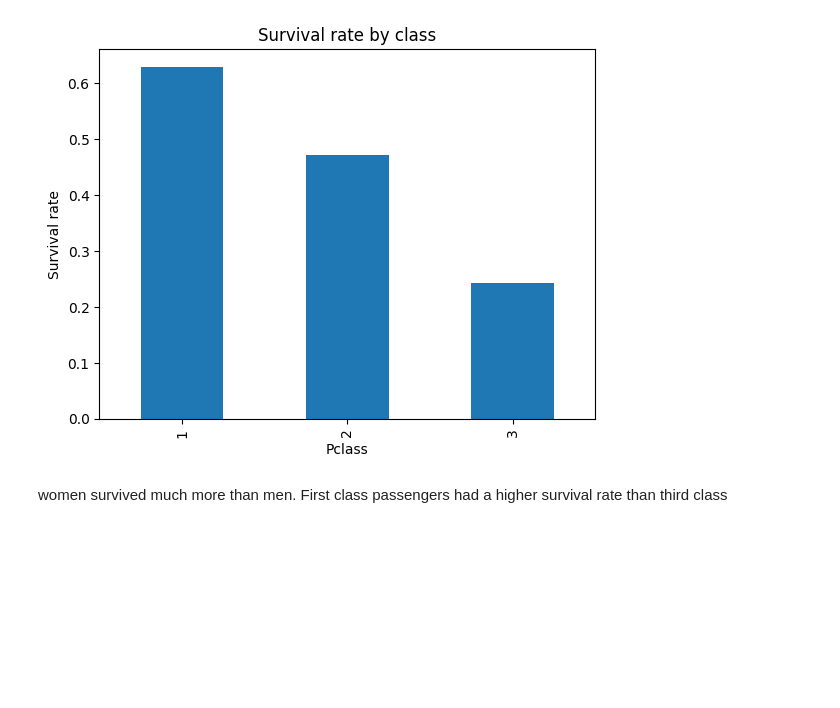
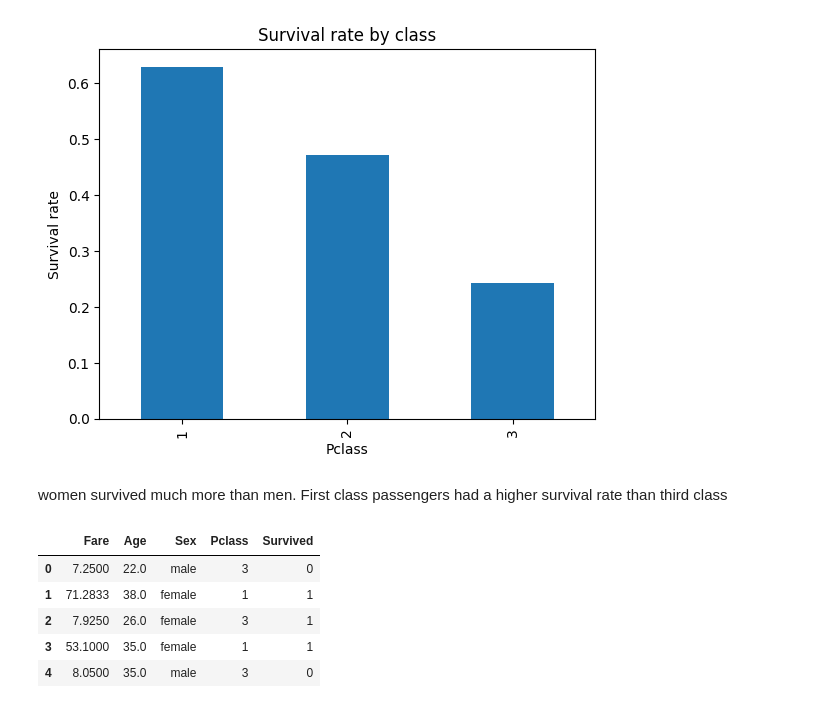
Before and after one commit to SHUSHULAT/titanic-analysis, a Jupyter notebook: ANALYSIS.ipynb, the cells around one changed output. Drawn from its saved outputs; the diff is of its cells as text; code cells hidden in the pictures; blank space fills up the shorter version.

```diff
--- a/ANALYSIS.ipynb
+++ b/ANALYSIS.ipynb
@@ -67,3 +66,14 @@ plt.show()
 [figure]
 # %% [markdown]
 women survived much more than men. First class passengers had a higher survival rate than third class
+# %%
+data = df[["Fare","Age","Sex","Pclass","Survived"]].copy()
+# %%
+data.head()
+# %% [output]
+|  | Fare | Age | Sex | Pclass | Survived |
+| 0 | 7.2500 | 22.0 | male | 3 | 0 |
+| 1 | 71.2833 | 38.0 | female | 1 | 1 |
+| 2 | 7.9250 | 26.0 | female | 3 | 1 |
+| 3 | 53.1000 | 35.0 | female | 1 | 1 |
+| 4 | 8.0500 | 35.0 | male | 3 | 0 |
```
Also changed, not shown: parts of 14 cells of this notebook.
